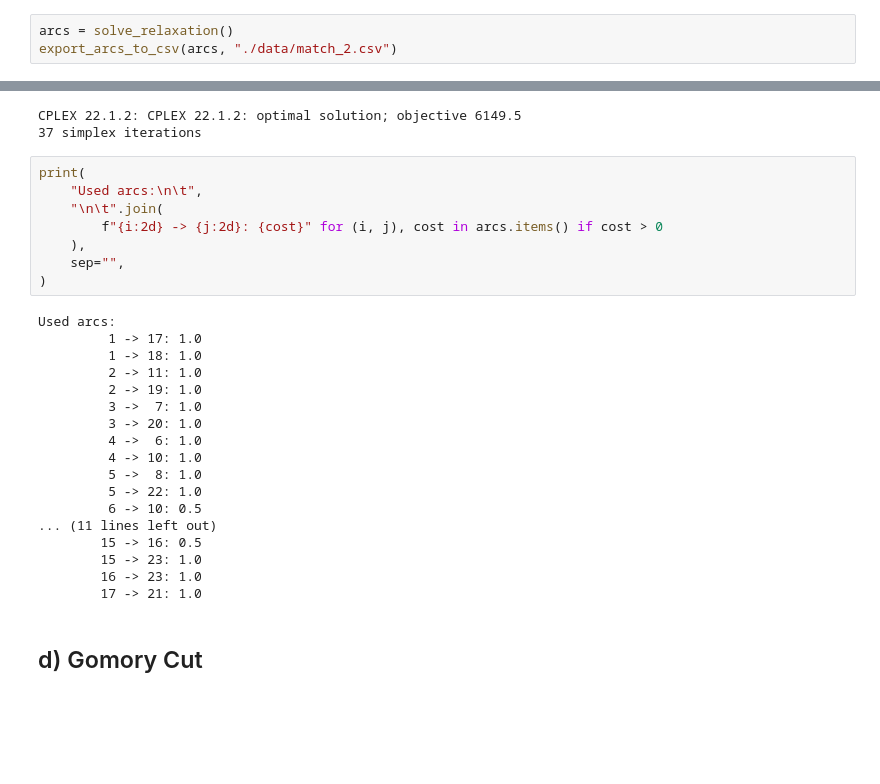
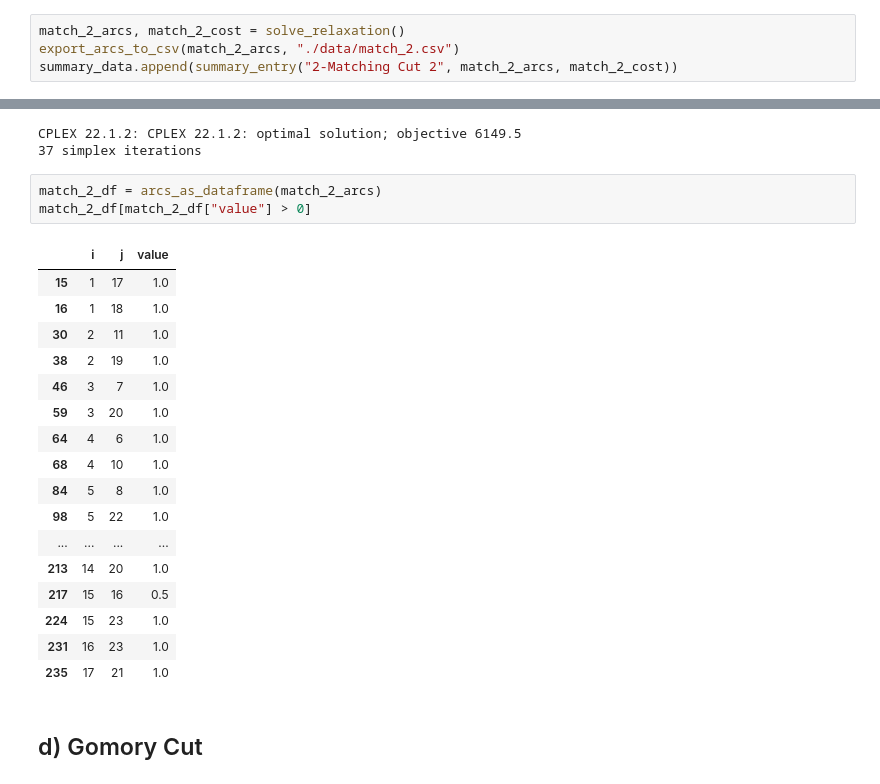
Before and after one commit to Diviloper/MESIO, a Jupyter notebook: mmio/tsp/lower_bounds.ipynb, the cells around one changed output, grey strips where cells are left out. Cells and saved outputs as stored; diff of their text form; blank space fills up the shorter version.

```diff
--- a/mmio/tsp/lower_bounds.ipynb
+++ b/mmio/tsp/lower_bounds.ipynb
@@ -164,8 +204,9 @@ add_cut(match_cut_2, "2Matching")
 # %% [output]
 (x[12, 16] + x[12, 21] + x[16, 21]) + x[12, 15] + x[16, 23] + x[17, 21] = 4.5 !<= 4
 # %%
-arcs = solve_relaxation()
-export_arcs_to_csv(arcs, "./data/match_2.csv")
+match_2_arcs, match_2_cost = solve_relaxation()
+export_arcs_to_csv(match_2_arcs, "./data/match_2.csv")
+summary_data.append(summary_entry("2-Matching Cut 2", match_2_arcs, match_2_cost))
 # %% [output]
 [ERROR]
         Error executing "solve" command:
@@ -178,31 +219,26 @@ export_arcs_to_csv(arcs, "./data/match_2.csv")
 CPLEX 22.1.2: CPLEX 22.1.2: optimal solution; objective 6149.5
 37 simplex iterations
 # %%
-print(
-    "Used arcs:\n\t",
-    "\n\t".join(
-        f"{i:2d} -> {j:2d}: {cost}" for (i, j), cost in arcs.items() if cost > 0
-    ),
-    sep="",
-)
+match_2_df = arcs_as_dataframe(match_2_arcs)
+match_2_df[match_2_df["value"] > 0]
 # %% [output]
-Used arcs:
-         1 -> 17: 1.0
-         1 -> 18: 1.0
-         2 -> 11: 1.0
-         2 -> 19: 1.0
-         3 ->  7: 1.0
-         3 -> 20: 1.0
-         4 ->  6: 1.0
-         4 -> 10: 1.0
-         5 ->  8: 1.0
-         5 -> 22: 1.0
-         6 -> 10: 0.5
-... (11 lines left out)
-        15 -> 16: 0.5
-        15 -> 23: 1.0
-        16 -> 23: 1.0
-        17 -> 21: 1.0
+|  | i | j | value |
+| 15 | 1 | 17 | 1.0 |
+| 16 | 1 | 18 | 1.0 |
+| 30 | 2 | 11 | 1.0 |
+| 38 | 2 | 19 | 1.0 |
+| 46 | 3 | 7 | 1.0 |
+| 59 | 3 | 20 | 1.0 |
+| 64 | 4 | 6 | 1.0 |
+| 68 | 4 | 10 | 1.0 |
+| 84 | 5 | 8 | 1.0 |
+| 98 | 5 | 22 | 1.0 |
+| ... | ... | ... | ... |
+| 213 | 14 | 20 | 1.0 |
+| 217 | 15 | 16 | 0.5 |
+| 224 | 15 | 23 | 1.0 |
+| 231 | 16 | 23 | 1.0 |
+| 235 | 17 | 21 | 1.0 |
 # %% [markdown]
 ## d) Gomory Cut
 # %%
```
Also changed, not shown: parts of 21 cells of this notebook, 4 other files.
